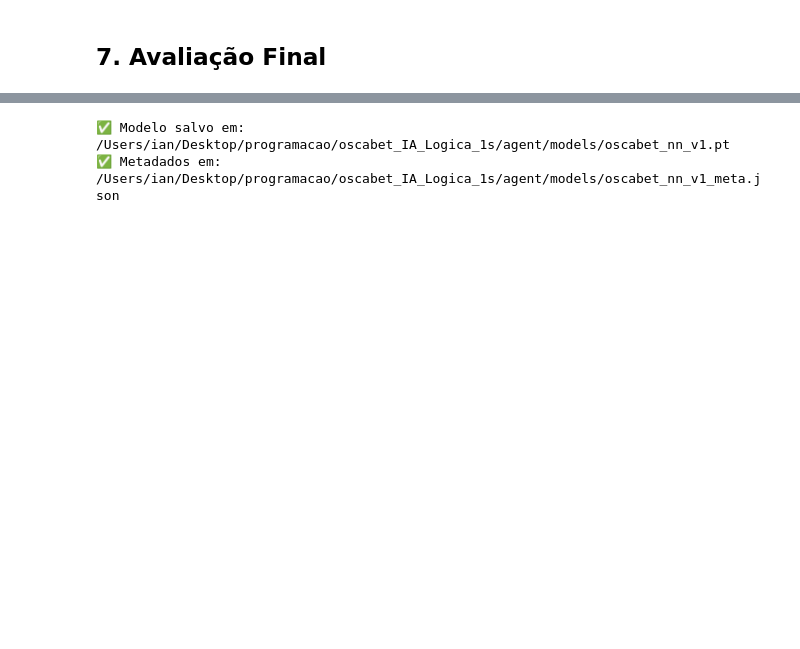
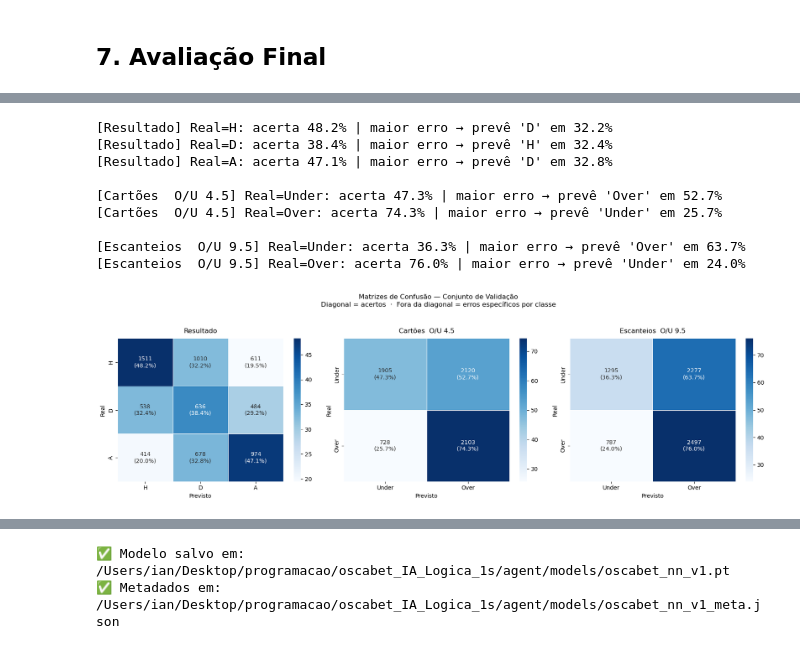
Before and after one commit to ian-marchi/oscabet_IA_Logica_1s, a Jupyter notebook: agent/notebooks/03_treinamento.ipynb, the cells around one changed output, grey strips where cells are left out. Cells and saved outputs as stored; diff of their text form; code cells hidden in the pictures; blank space fills up the shorter version.

```diff
--- a/agent/notebooks/03_treinamento.ipynb
+++ b/agent/notebooks/03_treinamento.ipynb
@@ -29,18 +29,24 @@ MODELS_DIR = BASE_DIR / "agent" / "models"
 MODELS_DIR.mkdir(parents=True, exist_ok=True)
 
 # ── Hiperparâmetros (espelham .env do projeto) ────────────────────────────────
-TRAIN_CUTOFF_DATE = "2023-06-30"
+TRAIN_CUTOFF_DATE = "2024-03-01"
 BATCH_SIZE        = 256
 LR                = 1e-3
-WEIGHT_DECAY      = 1e-4
-EPOCHS            = 80
-EARLY_STOP_PAT    = 20
-LR_PATIENCE       = 10
+WEIGHT_DECAY      = 5e-4
+EPOCHS            = 250
+EARLY_STOP_PAT    = 100
+LR_PATIENCE       = 15
 LOSS_W_RESULT     = 1.0
 LOSS_W_YELLOW     = 0.8
 LOSS_W_CORNERS    = 0.8
 DEVICE            = "cuda" if torch.cuda.is_available() else "cpu"
 
+#------------- Meta de acuracia ------
+TARGET_ACC_RESULT = 0.55
+TARGET_ACC_YELLOW = 0.70
+TARGET_ACC_CORNERS = 0.70
+
+
 print(f"Device: {DEVICE}")
 print(f"Corte temporal: {TRAIN_CUTOFF_DATE}")
 # %% [output]
@@ -381,0 +448,63 @@ Baseline aleatório — cartões/escanteios (binário): acurácia ≈ 0.500, log
+# %%
+from sklearn.metrics import confusion_matrix, classification_report
+import seaborn as sns
+import matplotlib.pyplot as plt
+import numpy as np
+
+# Thresholds — ajuste se mudou no notebook
+_YELL_LINE = 4.5
+_CORN_LINE = 9.5
+
+_configs = [
+    ("Resultado",                      true_r, preds_r, ["H", "D", "A"]),
+    (f"Cartões  O/U {_YELL_LINE}",     true_y, preds_y, ["Under", "Over"]),
+    (f"Escanteios  O/U {_CORN_LINE}",  true_c, preds_c, ["Under", "Over"]),
+]
+
+fig, axes = plt.subplots(1, 3, figsize=(17, 5))
+
+for ax, (name, true, preds, labels) in zip(axes, _configs):
+    cm     = confusion_matrix(true, preds)
+    cm_pct = cm.astype(float) / cm.sum(axis=1, keepdims=True) * 100
+    annots = [
+        [f"{cm[i,j]}\n({cm_pct[i,j]:.1f}%)" for j in range(len(labels))]
+        for i in range(len(labels))
+    ]
+    sns.heatmap(
+        cm_pct, annot=annots, fmt="", cmap="Blues",
+        xticklabels=labels, yticklabels=labels,
+        ax=ax, cbar=True, linewidths=0.5, annot_kws={"size": 10}
+    )
+    ax.set_title(name, fontsize=12, pad=10)
+    ax.set_xlabel("Previsto", fontsize=10)
+    ax.set_ylabel("Real",     fontsize=10)
+
+    # Análise textual por linha
+    for i, real_label in enumerate(labels):
+        acerto     = cm_pct[i, i]
+        maior_erro = max(
+            [(labels[j], cm_pct[i, j]) for j in range(len(labels)) if j != i],
+            key=lambda x: x[1]
+        )
+        print(f"[{name}] Real={real_label}: acerta {acerto:.1f}% | "
+              f"maior erro → prevê '{maior_erro[0]}' em {maior_erro[1]:.1f}%")
+    print()
+
+plt.suptitle(
+    "Matrizes de Confusão — Conjunto de Validação\n"
+    "Diagonal = acertos  ·  Fora da diagonal = erros específicos por classe",
+    fontsize=12, y=1.04
+)
+plt.tight_layout()
+plt.show()
+# %% [output]
+[Resultado] Real=H: acerta 48.2% | maior erro → prevê 'D' em 32.2%
+[Resultado] Real=D: acerta 38.4% | maior erro → prevê 'H' em 32.4%
+[Resultado] Real=A: acerta 47.1% | maior erro → prevê 'D' em 32.8%
+
+[Cartões  O/U 4.5] Real=Under: acerta 47.3% | maior erro → prevê 'Over' em 52.7%
+[Cartões  O/U 4.5] Real=Over: acerta 74.3% | maior erro → prevê 'Under' em 25.7%
+
+[Escanteios  O/U 9.5] Real=Under: acerta 36.3% | maior erro → prevê 'Over' em 63.7%
+[Escanteios  O/U 9.5] Real=Over: acerta 76.0% | maior erro → prevê 'Under' em 24.0%
+[figure, added]
```
Also changed, not shown: parts of 14 cells of this notebook, 34 other files.
